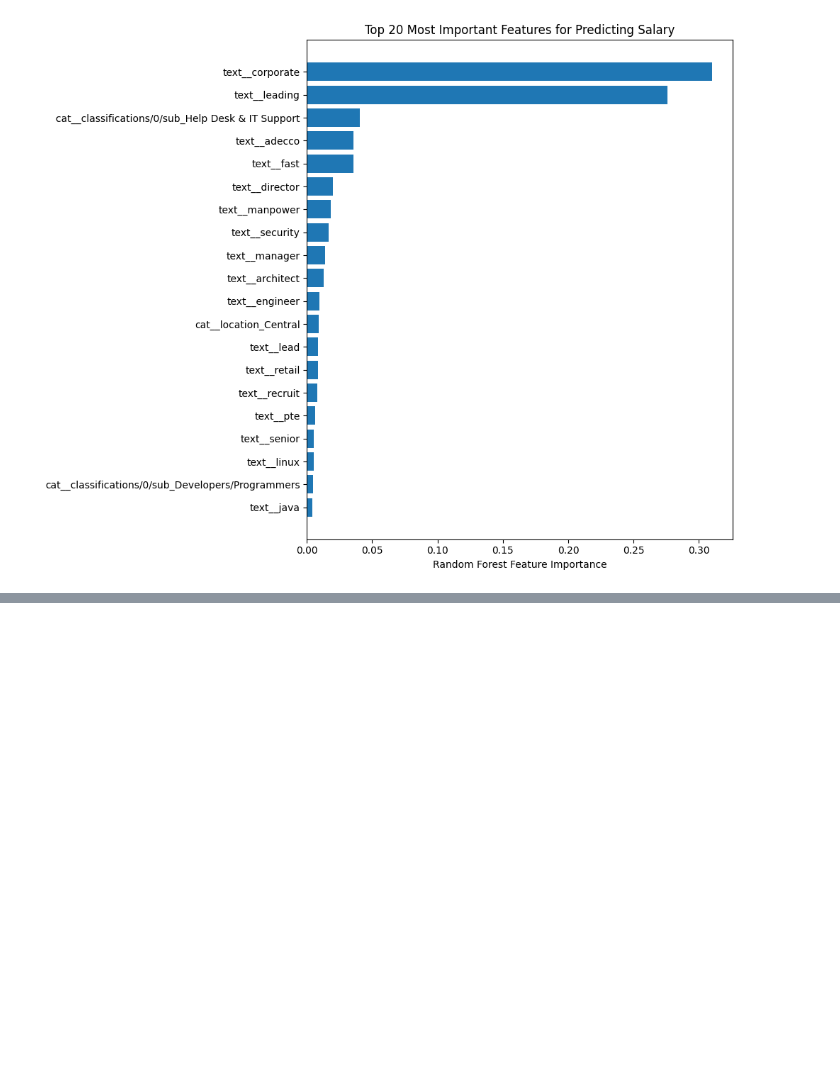
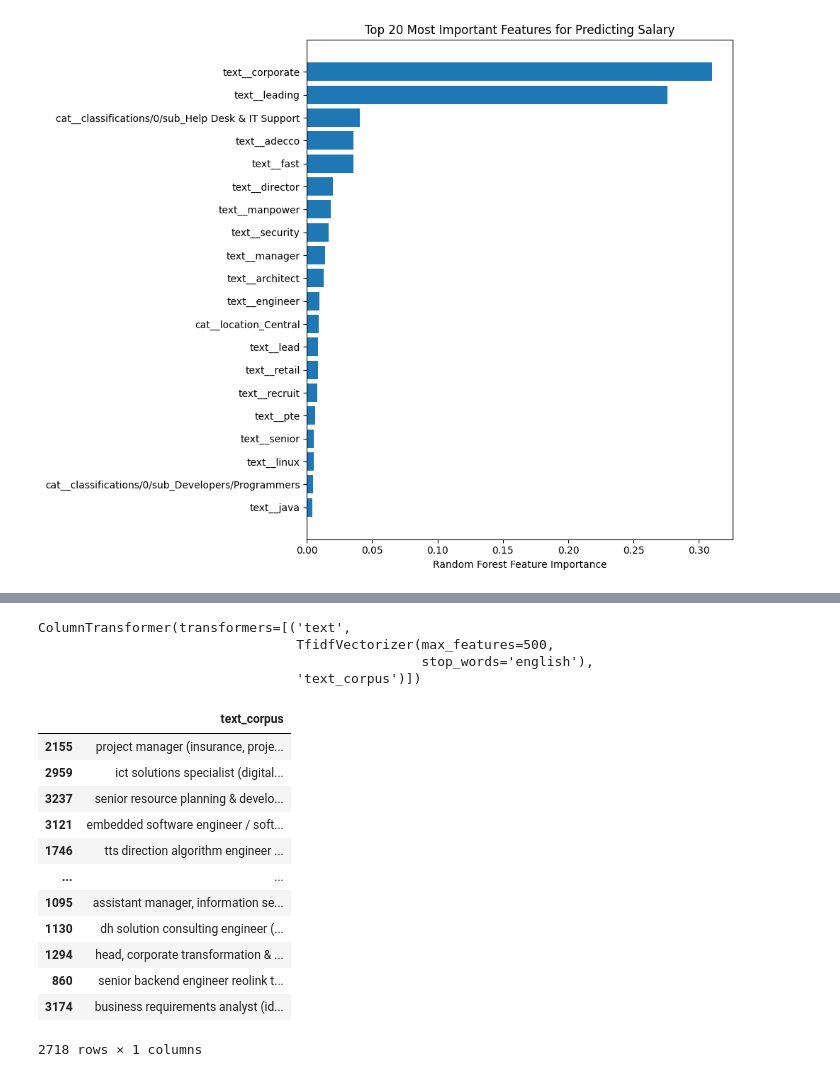
Before and after one commit to dodyharianto/singapore-tech-jobs-salary-predictor, a Jupyter notebook: notebooks/modeling.ipynb, the cells around one changed output, grey strips where cells are left out. Saved outputs shown, nothing was run; the diff lists cells and outputs as text; code cells hidden in the pictures; blank space fills up the shorter version.

```diff
--- a/notebooks/modeling.ipynb
+++ b/notebooks/modeling.ipynb
@@ -494,0 +514,35 @@ plt.show()
+# %%
+tf_idf = TfidfVectorizer(max_features=500, stop_words='english')
+
+preprocessor = ColumnTransformer(
+    transformers=[
+        ('text', tf_idf, 'text_corpus')
+    ]
+)
+
+preprocessor
+# %% [output]
+ColumnTransformer(transformers=[('text',
+                                 TfidfVectorizer(max_features=500,
+                                                 stop_words='english'),
+                                 'text_corpus')])
+# %%
+X_low = df.drop(['salary_lower', 'salary_upper'], axis=1)
+y_low = df['salary_lower']
+
+X_train_low, X_test_low, y_train_low, y_test_low = train_test_split(X_low, y_low, test_size=0.2, random_state=42)
+X_train_low
+# %% [output]
+|  | text_corpus |
+| 2155 | project manager (insurance, proje... |
+| 2959 | ict solutions specialist (digital... |
+| 3237 | senior resource planning & develo... |
+| 3121 | embedded software engineer / soft... |
+| 1746 | tts direction algorithm engineer ... |
+| ... | ... |
+| 1095 | assistant manager, information se... |
+| 1130 | dh solution consulting engineer (... |
+| 1294 | head, corporate transformation & ... |
+| 860 | senior backend engineer reolink t... |
+| 3174 | business requirements analyst (id... |
+2718 rows × 1 columns
```
Also changed, not shown: parts of 9 cells of this notebook, 1 other file.
